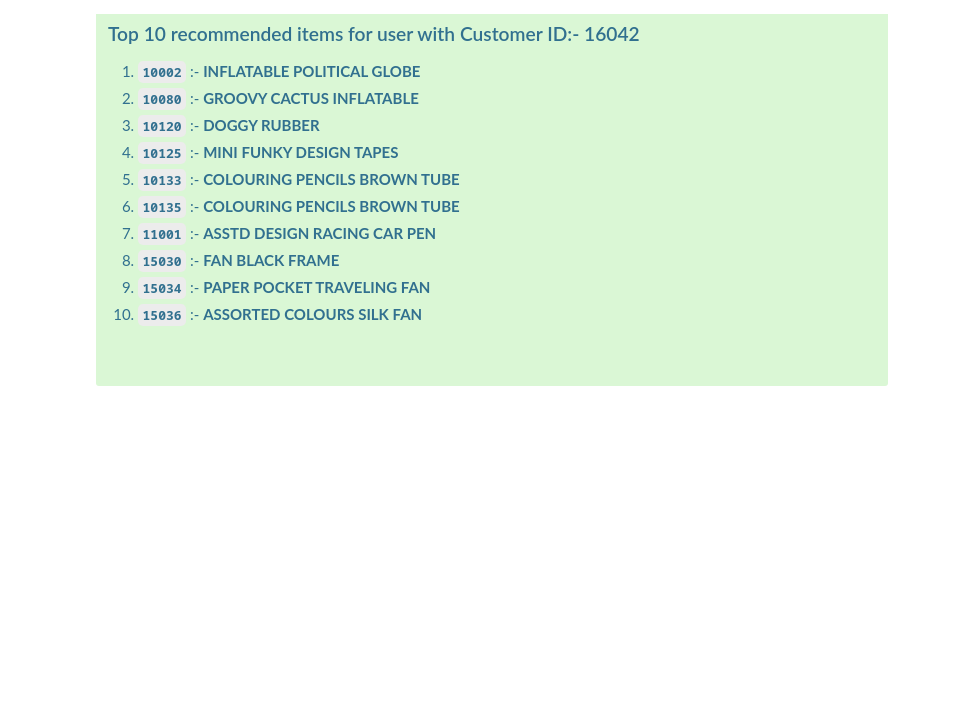
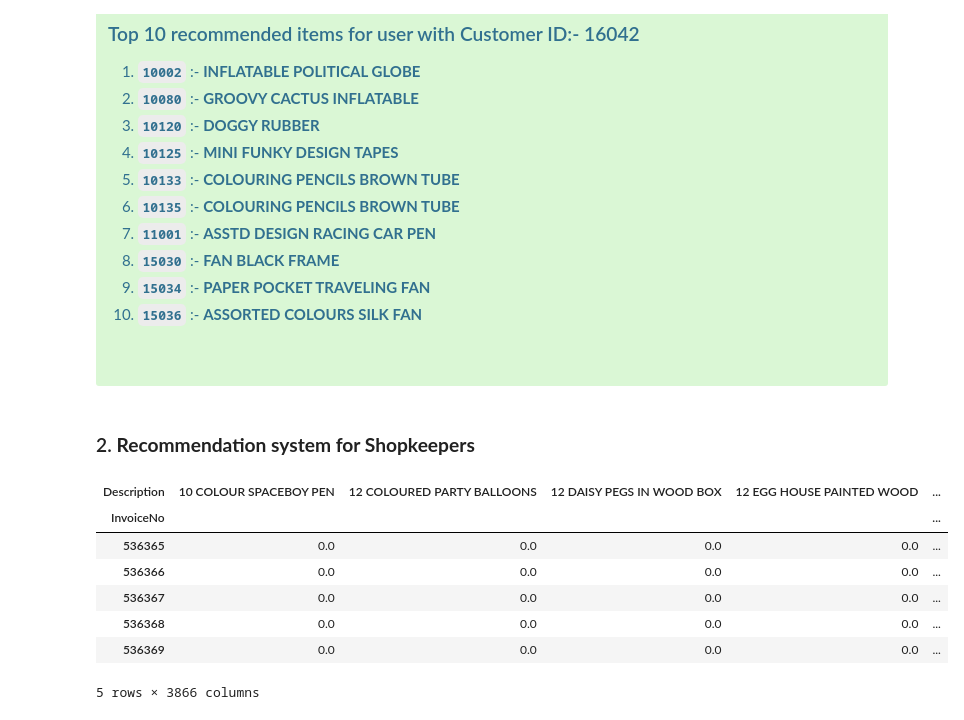
Before and after one commit to NinadKarlekar/INTRAINZ_internship, a Jupyter notebook: OnlineRetailPrediction/OnlineRetailPrediction.ipynb, the cells around one changed output. Cells and saved outputs as stored; diff of their text form; code cells hidden in the pictures; blank space fills up the shorter version.

```diff
--- a/OnlineRetailPrediction/OnlineRetailPrediction.ipynb
+++ b/OnlineRetailPrediction/OnlineRetailPrediction.ipynb
@@ -640,3 +642,17 @@ Top 10 recommended items for user 16042
 <br>
     </p>
 </div>
+# %% [markdown]
+### 2. **Recommendation system for Shopkeepers**
+# %%
+basket = df.groupby(['InvoiceNo','Description'])['Quantity'].sum().unstack().reset_index().fillna(0).set_index('InvoiceNo')
+basket.head()
+# %% [output]
+| Description | 10 COLOUR SPACEBOY PEN | 12 COLOURED PARTY BALLOONS | 12 DAISY PEGS IN WOOD BOX | 12 EGG HOUSE PAINTED WOOD | ... |
+| InvoiceNo |  |  |  |  | ... |
+| 536365 | 0.0 | 0.0 | 0.0 | 0.0 | ... |
+| 536366 | 0.0 | 0.0 | 0.0 | 0.0 | ... |
+| 536367 | 0.0 | 0.0 | 0.0 | 0.0 | ... |
+| 536368 | 0.0 | 0.0 | 0.0 | 0.0 | ... |
+| 536369 | 0.0 | 0.0 | 0.0 | 0.0 | ... |
+5 rows × 3866 columns
```
Also changed, not shown: parts of 10 cells of this notebook.
